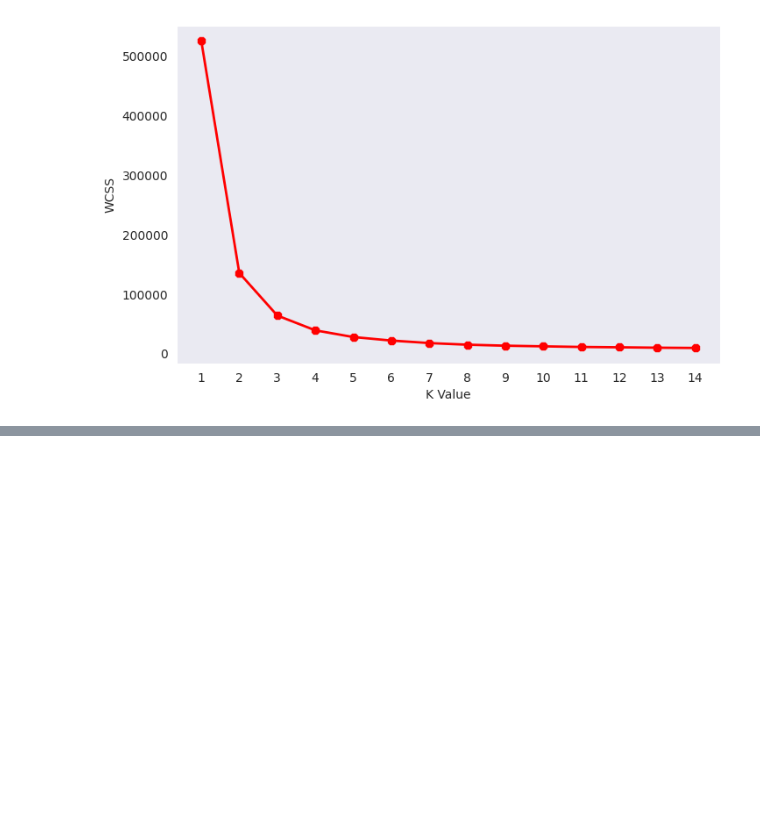
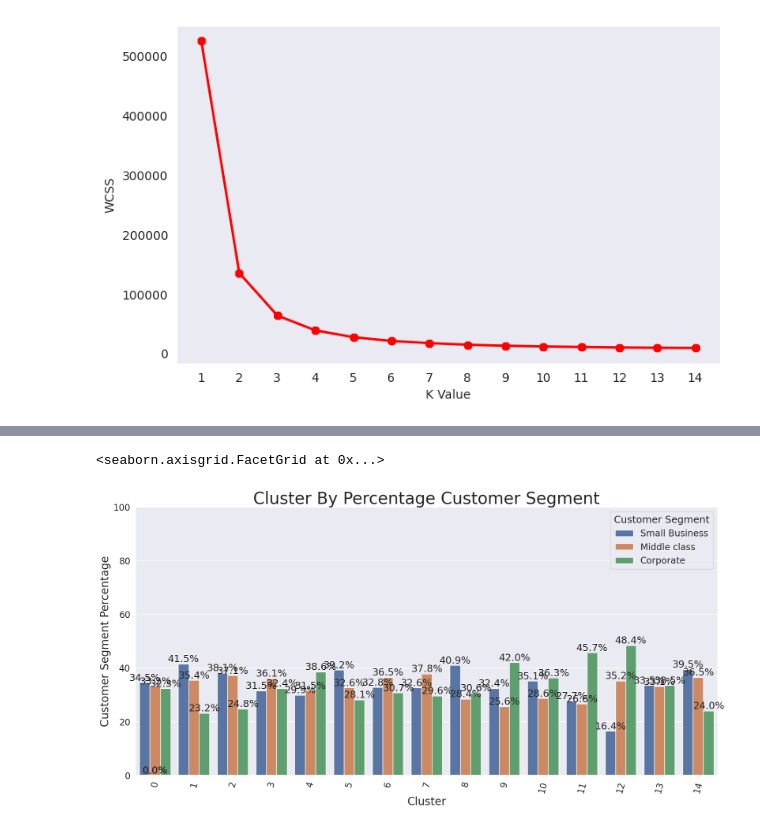
Before and after one commit to ankesh86/RecommendationSystems, a Jupyter notebook: Clustering_based_Recommendation.ipynb, the cells around one changed output, grey strips where cells are left out. Cells and saved outputs as stored; diff of their text form; code cells hidden in the pictures; blank space fills up the shorter version.

```diff
--- a/Clustering_based_Recommendation.ipynb
+++ b/Clustering_based_Recommendation.ipynb
@@ -173,0 +211,11 @@ plt.show()
+# %%
+#building the k-means algo considering 15 clusters
+
+#K-means
+km = KMeans(n_clusters=15)
+clusters = km.fit_predict(df_customer.iloc[:,6:])
+
+#saving the prediction back to raw dataset
+df_customer['cluster'] = clusters
+
+df_customer
@@ -173,0 +236,4 @@ plt.show()
+# %%
+df_customer = df_customer[['CustomerID','Gender','Age','Income','Zipcode','Customer Segment','cluster']]
+
+df_customer
@@ -173,0 +254,31 @@ plt.show()
+# %%
+def plotting_percentages(df, col, target):
+    x, y = col, target
+    temp_df = df.groupby(x)[y].value_counts(normalize=True)
+    temp_df = temp_df.mul(100).rename('percent').reset_index()
+
+    order_list = list(df[col].unique())
+    order_list.sort()
+
+    # Plotting
+    sns.set(font_scale=1.5)
+    g = sns.catplot(x=x, y='percent', hue=y, kind='bar', data=temp_df, height=8, aspect=2, order=order_list, legend_out=False)
+    g.ax.set_ylim(0, 100)
+
+    for p in g.ax.patches:
+        txt = f'{float(p.get_height()):.1f}%'
+        txt_x = p.get_x() + p.get_width() / 2.0
+        txt_y = p.get_height()
+        g.ax.text(txt_x, txt_y, txt, ha='center', va='bottom')
+
+    # Set label and title
+    plt.title(f'{col.title()} By Percentage {target.title()}', fontdict={'fontsize': 30})
+    plt.xlabel(f'{col.title()}', fontdict={'fontsize': 20})
+    plt.ylabel(f'{target.title()} Percentage', fontdict={'fontsize': 20})
+    plt.xticks(rotation=75)
+    return g
+# %%
+plotting_percentages(df_customer, 'cluster', 'Customer Segment')
+# %% [output]
+<seaborn.axisgrid.FacetGrid at 0x...>
+[figure, added]
```
Also changed, not shown: parts of 20 cells of this notebook.
